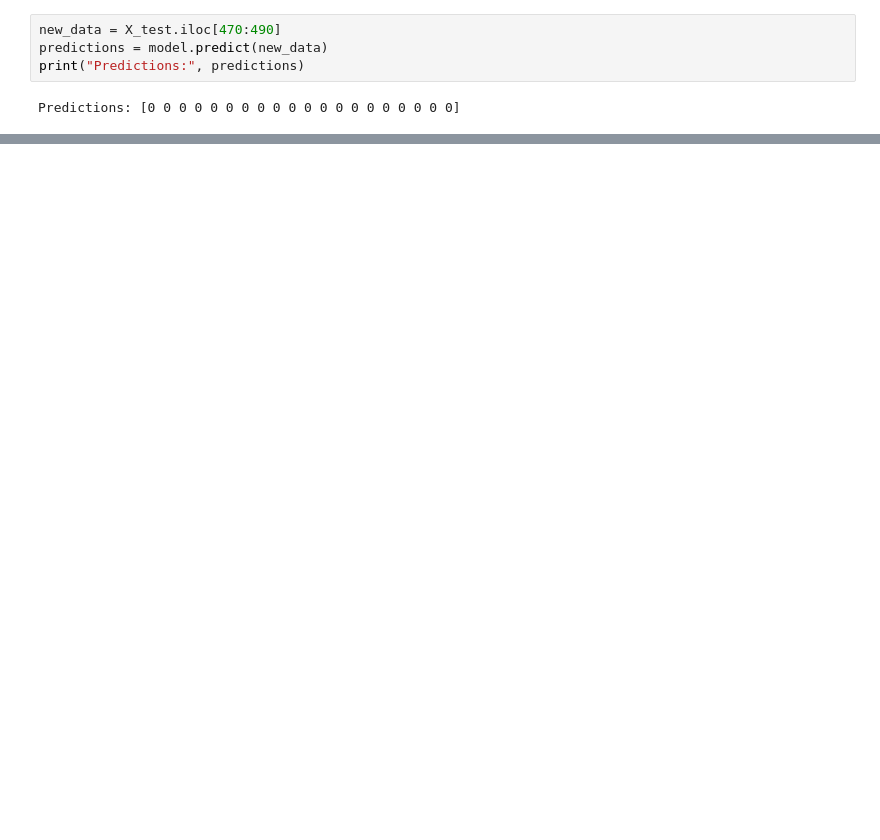
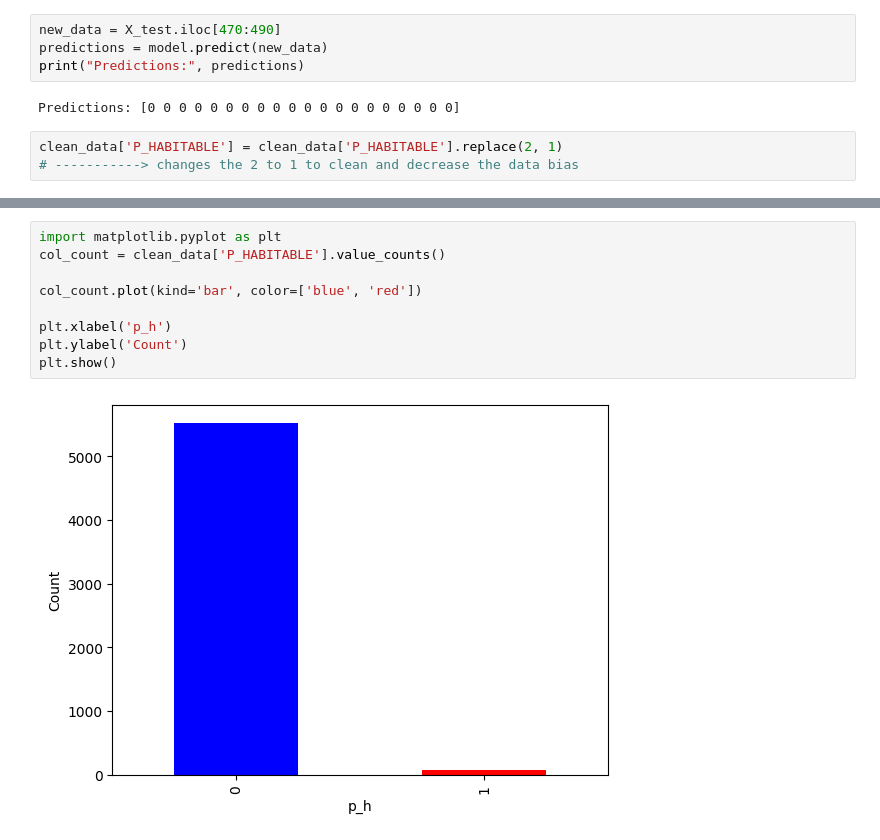
Before and after one commit to isatyamks/iitbhu_stellar, a Jupyter notebook: models/modelV1.ipynb, the cells around one changed output, grey strips where cells are left out. Saved outputs shown, nothing was run; the diff lists cells and outputs as text; blank space fills up the shorter version.

```diff
--- a/models/modelV1.ipynb
+++ b/models/modelV1.ipynb
@@ -138,4 +132,7 @@ predictions = model.predict(new_data)
 print("Predictions:", predictions)
 # %% [output]
 Predictions: [0 0 0 0 0 0 0 0 0 0 0 0 0 0 0 0 0 0 0 0]
+# %%
+clean_data['P_HABITABLE'] = clean_data['P_HABITABLE'].replace(2, 1)
+# -----------> changes the 2 to 1 to clean and decrease the data bias
 # %%
@@ -161,0 +225,11 @@ clean_data[clean_data['P_HABITABLE'] == 1]
+# %%
+import matplotlib.pyplot as plt
+col_count = clean_data['P_HABITABLE'].value_counts()
+
+col_count.plot(kind='bar', color=['blue', 'red'])
+
+plt.xlabel('p_h')
+plt.ylabel('Count')
+plt.show()
+# %% [output]
+[figure, added]
```
Also changed, not shown: parts of 8 cells of this notebook.
